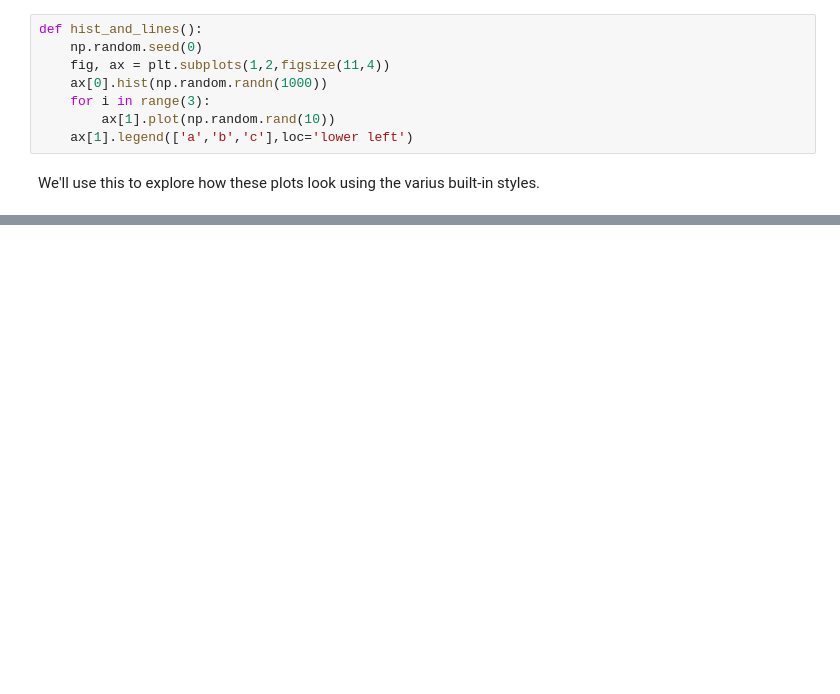
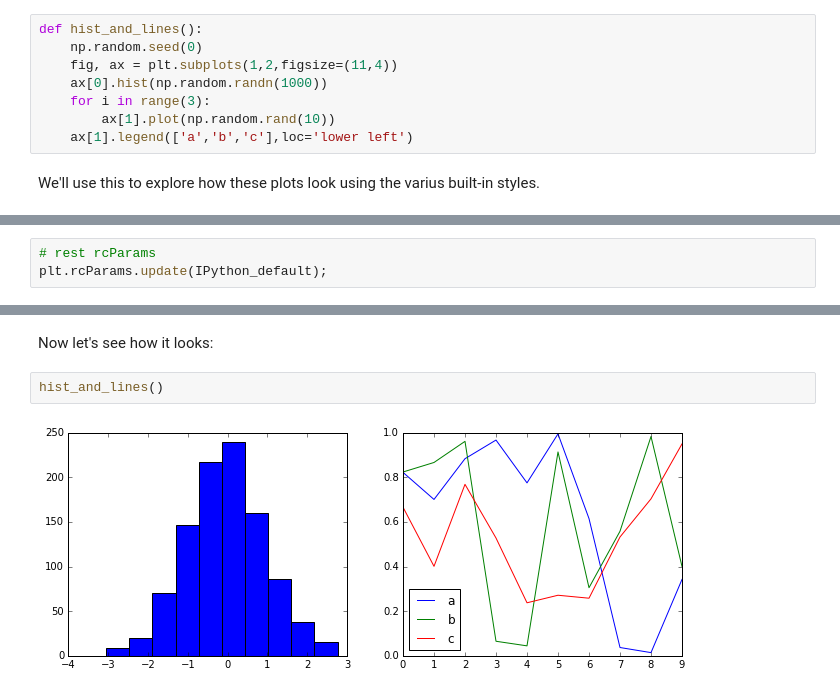
Before and after one commit to UlrikeBoehm/PythonDataScience, a Jupyter notebook: 04_Visualization_Matplotlib/13_Customizing_Matplotlib.ipynb, the cells around one changed output, grey strips where cells are left out. Drawn from its saved outputs; the diff is of its cells as text; blank space fills up the shorter version.

```diff
--- a/04_Visualization_Matplotlib/13_Customizing_Matplotlib.ipynb
+++ b/04_Visualization_Matplotlib/13_Customizing_Matplotlib.ipynb
@@ -116,7 +116,7 @@ Let's create a function that will make two bacsic types of plot:
 # %%
 def hist_and_lines():
     np.random.seed(0)
-    fig, ax = plt.subplots(1,2,figsize(11,4))
+    fig, ax = plt.subplots(1,2,figsize=(11,4))
     ax[0].hist(np.random.randn(1000))
     for i in range(3):
         ax[1].plot(np.random.rand(10))
@@ -125,0 +130,3 @@ We'll use this to explore how these plots look using the varius built-in styles.
+# %%
+# rest rcParams
+plt.rcParams.update(IPython_default);
@@ -125,0 +144,6 @@ We'll use this to explore how these plots look using the varius built-in styles.
+# %% [markdown]
+Now let's see how it looks:
+# %%
+hist_and_lines()
+# %% [output]
+[figure, added]
```
Also changed, not shown: parts of 26 cells of this notebook.
